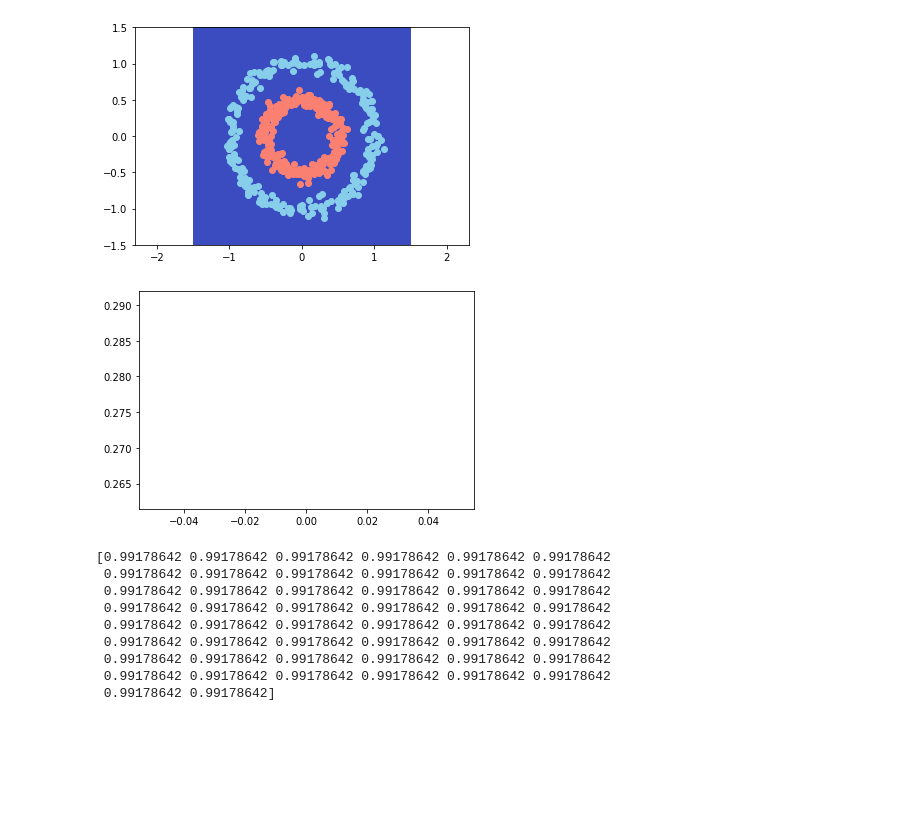
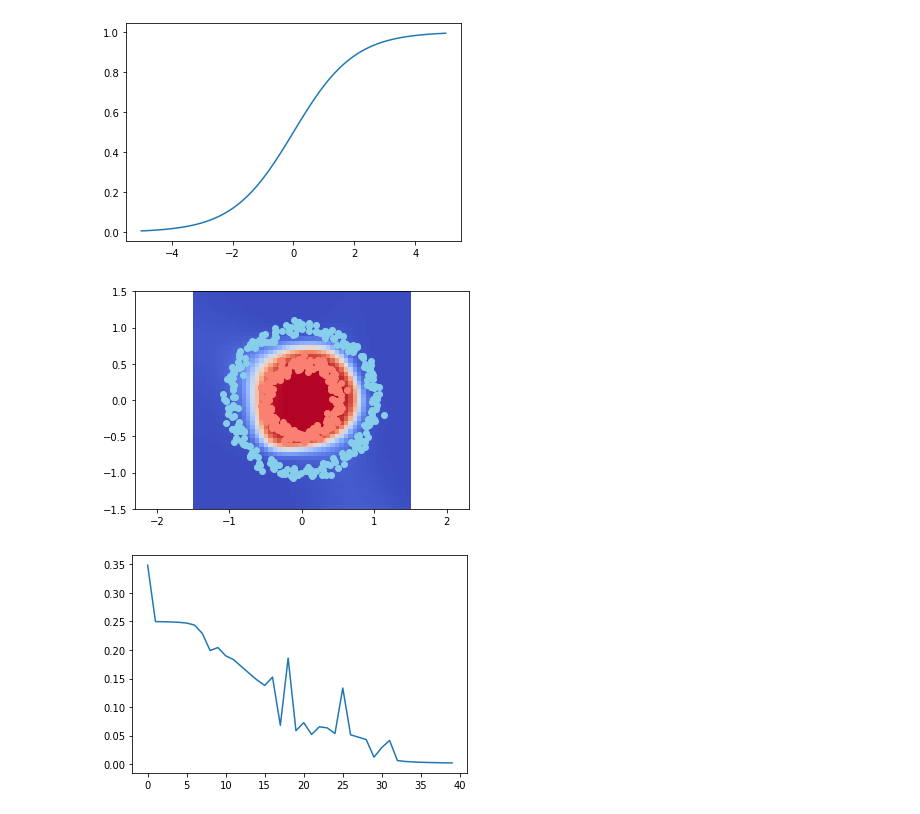
Before and after one commit to Razzf/NeuralNetworkFromScratch, a Jupyter notebook: NeuralNetworkFscratch.ipynb, the cells around one changed output. Cells and saved outputs as stored; diff of their text form; code cells hidden in the pictures; blank space fills up the shorter version.

```diff
--- a/NeuralNetworkFscratch.ipynb
+++ b/NeuralNetworkFscratch.ipynb
@@ -32,13 +36,17 @@ class Funky():
     derivative = sp.diff(function, vars)
     self.prime = lambdify(vars, derivative)
 # %%
-x = sp.Symbol('x')
-sig_expression = 1 / (1 + sp.exp(-x))
-sigmoid = Funky(sig_expression, x)
+# Activation Functions and their derivatives
+sigmoid = (lambda x: 1 / (1 + np.e ** (-x)),
+           lambda x: x * (1 - x))
+
+relu = lambda x: np.maximum(0, x)
 
 _x = np.linspace(-5, 5, 100)
-plt.plot(_x, sigmoid.func(_x))
+plt.plot(_x, sigmoid[0](_x))
 plt.show()
+# %% [output]
+[figure, added]
 # %%
 def create_nn(topology, act_f):
 
@@ -48,91 +56,83 @@ def create_nn(topology, act_f):
     nn.append(Dense(topology[il], topology[il + 1], act_f))
   return nn
 # %%
-topology = [p, 8, 4, 1]
+topology = [p, 4, 8, 1]
 
 network = create_nn(topology, sigmoid)
 
 mse = (lambda Yp, Yr: np.mean((Yp - Yr) ** 2),
        lambda Yp, Yr: (Yp - Yr))
 
-def train(nn, x, y, loss_f, lr=0.5, train=True):
+def train(neural_net, X, Y, loss_f, lr=0.5, train=True):
 
   out = [(None, X)]
-  for i in range(len(nn)):
-    z = np.dot(out[-1][1], nn[i].weights) + nn[i].biases
-    a = nn[i].act.func(z)
+
+  for i, layer in enumerate(neural_net):
+
+    z = out[-1][1] @ neural_net[i].weights + neural_net[i].biases
+    a = neural_net[i].act[0](z)
     out.append((z, a))
 
   if train:
     deltas = []
-    for i in reversed(range(len(nn))):
+    for i in reversed(range(0, len(neural_net))):
 
       z = out[i + 1][0]
       a = out[i + 1][1]
 
-      if i == len(nn) - 1:
-        deltas.insert(0, loss_f[1](a, y) * nn[i].act.prime(a))
+      if i == len(neural_net) - 1:
+        deltas.insert(0, loss_f[1](a, Y) * neural_net[i].act[1](a))
       else:
-        deltas.insert(0, np.dot(deltas[0], _w.T) * nn[i + 1].act.prime(a))
+        deltas.insert(0, deltas[0] @ _w.T * neural_net[i].act[1](a))
 
-      _w = nn[i].weights
+      _w = neural_net[i].weights
 
       #gradient
 
-      nn[i].biases = nn[i].biases - np.mean(deltas[0], axis= 0, keepdims=True) *lr
-      nn[i].weights = nn[i].weights - out[i][1].T @ deltas[0] * lr
+      neural_net[i].biases = neural_net[i].biases - np.mean(deltas[0], axis= 0, keepdims=True) * lr
+      neural_net[i].weights = neural_net[i].weights - out[i][1].T @ deltas[0] * lr
 
   return out[-1][1]
 # %%
 import time
 from IPython.display import clear_output
 
-n_net = create_nn(topology, sigmoid)
+neural_net = create_nn(topology, sigmoid)
 
 loss = []
 
-for i in range(25):
+for i in range(1000):
 
-  py = train(n_net, X, y, mse) # prediction y
+  py = train(neural_net, X, Y, mse, lr=0.05) # prediction y
 
   if i % 25 == 0:
 
-    loss.append(mse[0](py, y))
+    loss.append(mse[0](py, Y))
 
     res = 50
 
     _x0 = np.linspace(-1.5, 1.5, res)
     _x1 = np.linspace(-1.5, 1.5, res)
 
     _y = np.zeros((res, res))
 
     for i0, x0 in enumerate(_x0):
       for i1, x1 in enumerate(_x1):
-        _y[i0, i1] = train(n_net, np.array([[_x0, _x1]]), y, mse, train=False)[0][0]
+        _y[i0, i1] = train(neural_net, np.array([[x0, x1]]), Y, mse, train=False)[0][0]
 
 
 
     plt.pcolormesh(_x0, _x1, _y, cmap='coolwarm')
     plt.axis('equal')
 
-    plt.scatter(X[y[:, 0] == 0, 0], X[y[:, 0] == 0, 1], c='skyblue')
-    plt.scatter(X[y[:, 0] == 1, 0], X[y[:, 0] == 1, 1], c='salmon')
+    plt.scatter(X[Y[:, 0] == 0, 0], X[Y[:, 0] == 0, 1], c='skyblue')
+    plt.scatter(X[Y[:, 0] == 1, 0], X[Y[:, 0] == 1, 1], c='salmon')
 
     clear_output(wait=True)
     plt.show()
     plt.plot(range(len(loss)), loss)
     plt.show()
-    time.sleep(0.2)
-    print(_y[:, 10])
+    time.sleep(0.5)
 # %% [output]
-[figure, old version]
+[figure, new version]
-[figure, old version]
+[figure, new version]
-[0.99178642 0.99178642 0.99178642 0.99178642 0.99178642 0.99178642
- 0.99178642 0.99178642 0.99178642 0.99178642 0.99178642 0.99178642
- 0.99178642 0.99178642 0.99178642 0.99178642 0.99178642 0.99178642
- 0.99178642 0.99178642 0.99178642 0.99178642 0.99178642 0.99178642
- 0.99178642 0.99178642 0.99178642 0.99178642 0.99178642 0.99178642
- 0.99178642 0.99178642 0.99178642 0.99178642 0.99178642 0.99178642
- 0.99178642 0.99178642 0.99178642 0.99178642 0.99178642 0.99178642
- 0.99178642 0.99178642 0.99178642 0.99178642 0.99178642 0.99178642
- 0.99178642 0.99178642]
```
Also changed, not shown: parts of 4 cells of this notebook.
